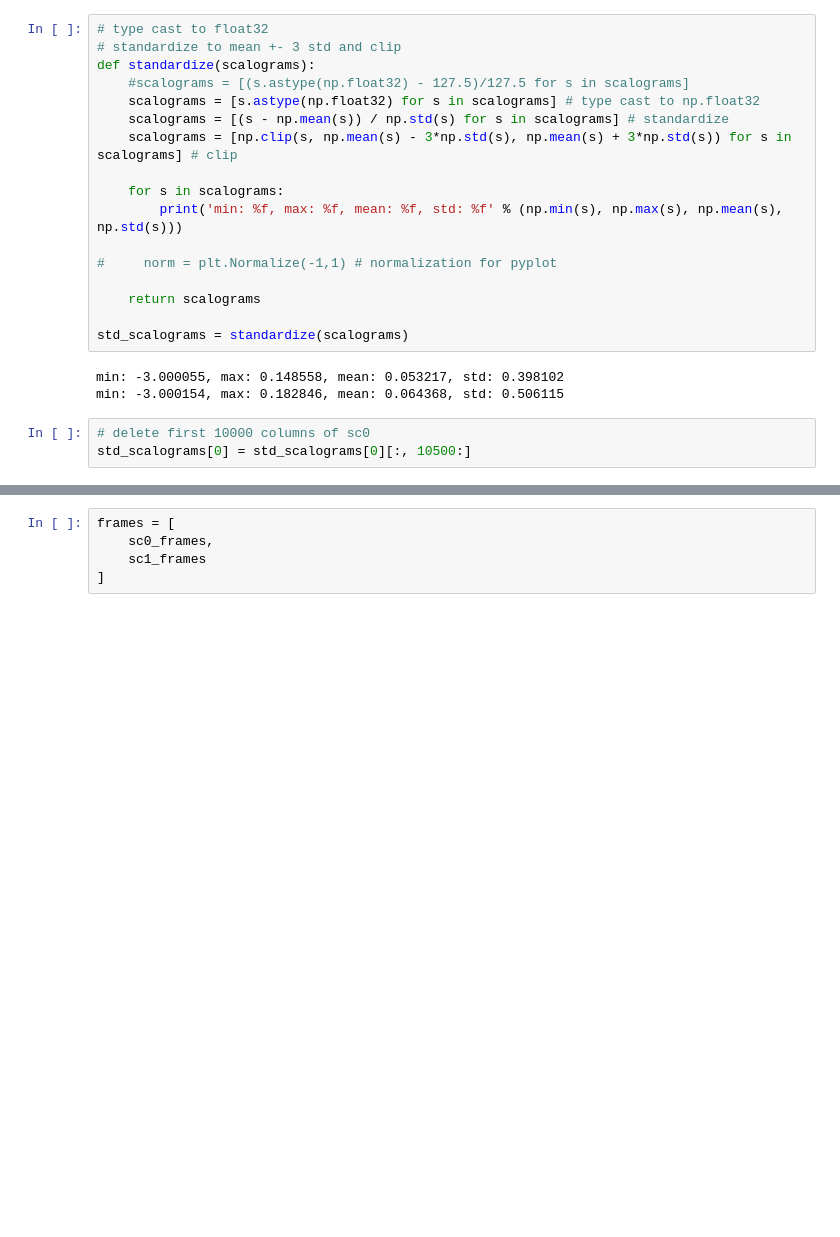
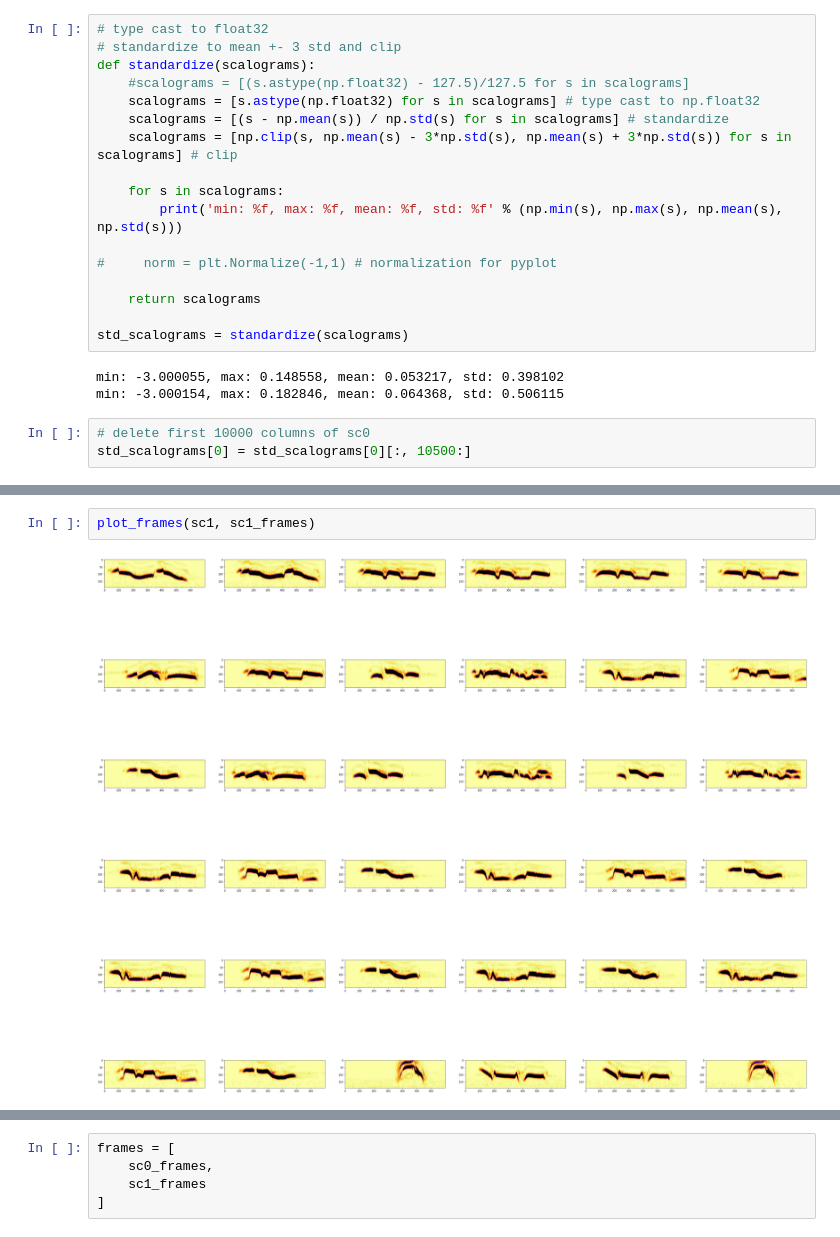
Before and after one commit to wsjung/ChirpGAN, a Jupyter notebook: birdgan.ipynb, the cells around one changed output, grey strips where cells are left out. Saved outputs shown, nothing was run; the diff lists cells and outputs as text; blank space fills up the shorter version.

```diff
--- a/birdgan.ipynb
+++ b/birdgan.ipynb
@@ -149,3 +185,7 @@ plt.show()
+# %%
+plot_frames(sc1, sc1_frames)
+# %% [output]
+[figure, added]
 # %%
 plt.figure(figsize=(50,100))
 plt.imshow(sc1[:, 70100:70900], cmap='inferno')
```
Also changed, not shown: parts of 64 cells of this notebook, 1 other file.
